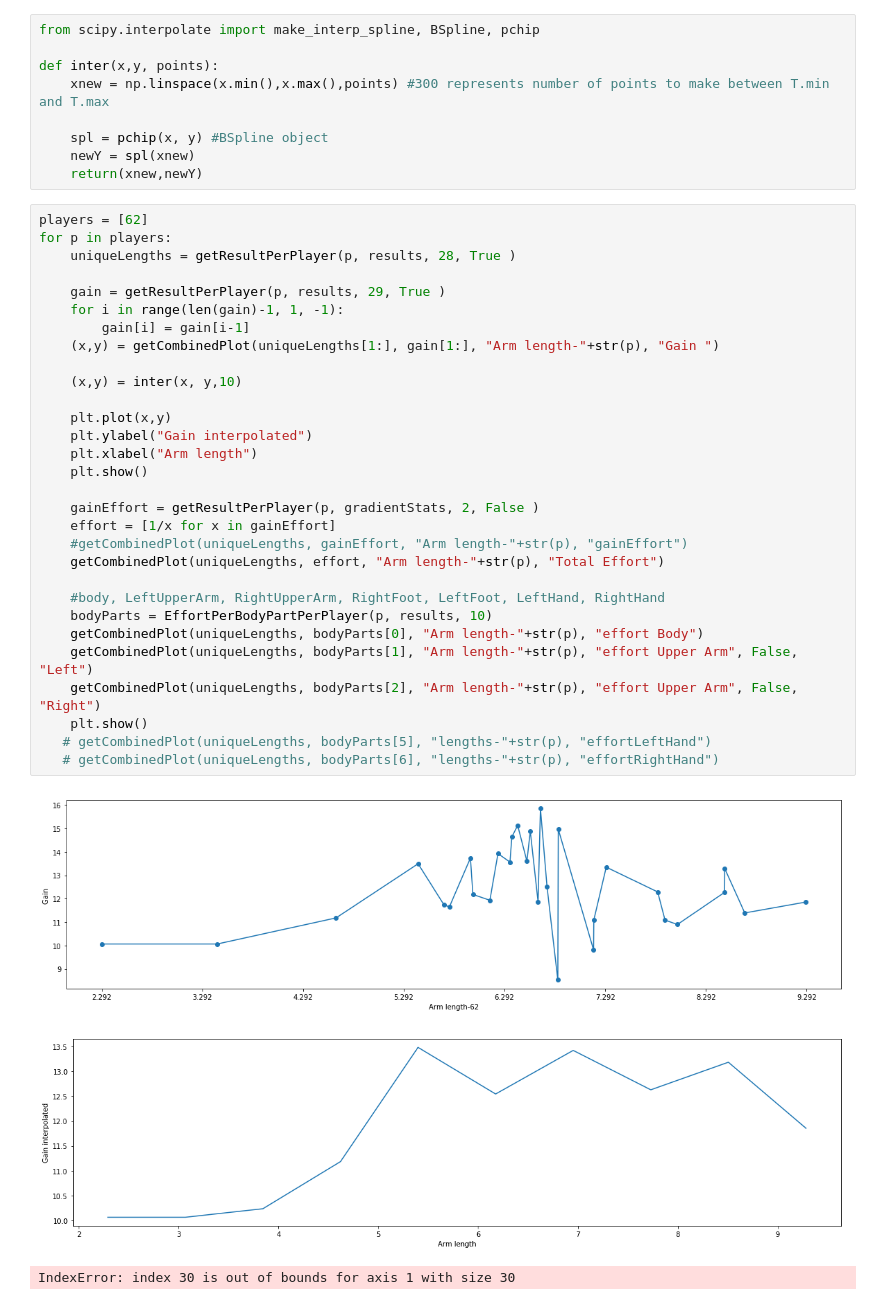
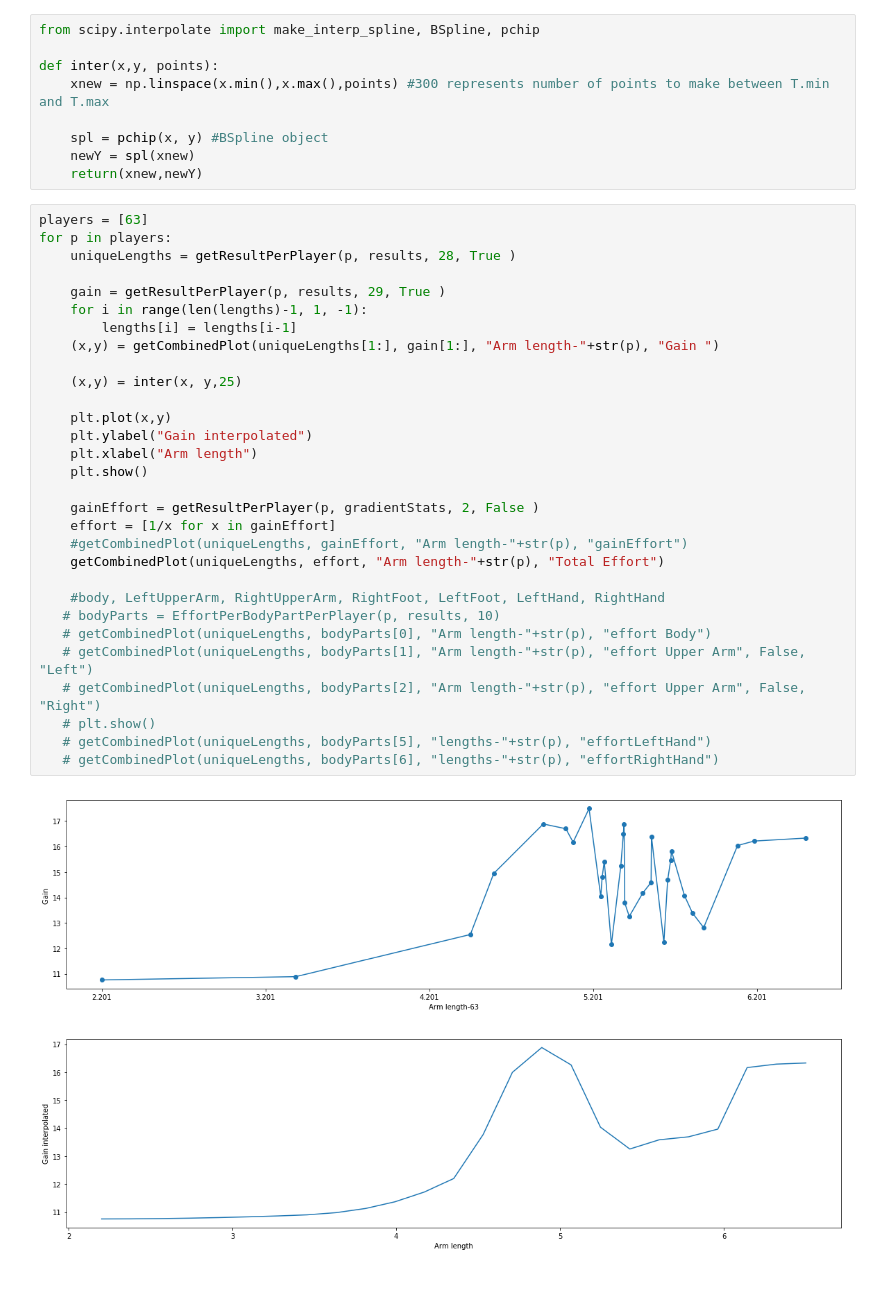
Before and after one commit to AndreeaStefan/SmartuistWrapper, a Jupyter notebook: evaluation/PlotResults.ipynb, the cells around one changed output. Cells and saved outputs as stored; diff of their text form.

```diff
--- a/evaluation/PlotResults.ipynb
+++ b/evaluation/PlotResults.ipynb
@@ -203,36 +204,35 @@ def inter(x,y, points):
     newY = spl(xnew)
     return(xnew,newY)
 # %%
-players = [62]
+players = [63]
 for p in players:
     uniqueLengths = getResultPerPlayer(p, results, 28, True )
 
     gain = getResultPerPlayer(p, results, 29, True )
-    for i in range(len(gain)-1, 1, -1):
-        gain[i] = gain[i-1]
+    for i in range(len(lengths)-1, 1, -1):
+        lengths[i] = lengths[i-1]
     (x,y) = getCombinedPlot(uniqueLengths[1:], gain[1:], "Arm length-"+str(p), "Gain ")
 
-    (x,y) = inter(x, y,10)
+    (x,y) = inter(x, y,25)
 
     plt.plot(x,y)
     plt.ylabel("Gain interpolated")
     plt.xlabel("Arm length")
     plt.show()
 
     gainEffort = getResultPerPlayer(p, gradientStats, 2, False )
     effort = [1/x for x in gainEffort]
     #getCombinedPlot(uniqueLengths, gainEffort, "Arm length-"+str(p), "gainEffort")
     getCombinedPlot(uniqueLengths, effort, "Arm length-"+str(p), "Total Effort")
 
     #body, LeftUpperArm, RightUpperArm, RightFoot, LeftFoot, LeftHand, RightHand
-    bodyParts = EffortPerBodyPartPerPlayer(p, results, 10)
-    getCombinedPlot(uniqueLengths, bodyParts[0], "Arm length-"+str(p), "effort Body")
-    getCombinedPlot(uniqueLengths, bodyParts[1], "Arm length-"+str(p), "effort Upper Arm", False, "Left")
-    getCombinedPlot(uniqueLengths, bodyParts[2], "Arm length-"+str(p), "effort Upper Arm", False, "Right")
-    plt.show()
+   # bodyParts = EffortPerBodyPartPerPlayer(p, results, 10)
+   # getCombinedPlot(uniqueLengths, bodyParts[0], "Arm length-"+str(p), "effort Body")
+   # getCombinedPlot(uniqueLengths, bodyParts[1], "Arm length-"+str(p), "effort Upper Arm", False, "Left")
+   # getCombinedPlot(uniqueLengths, bodyParts[2], "Arm length-"+str(p), "effort Upper Arm", False, "Right")
+   # plt.show()
    # getCombinedPlot(uniqueLengths, bodyParts[5], "lengths-"+str(p), "effortLeftHand")
    # getCombinedPlot(uniqueLengths, bodyParts[6], "lengths-"+str(p), "effortRightHand")
 # %% [output]
-[figure, old version]
+[figure, new version]
-[figure, old version]
+[figure, new version]
-IndexError: index 30 is out of bounds for axis 1 with size 30
```
Also changed, not shown: parts of 3 cells of this notebook, 3 other files.
